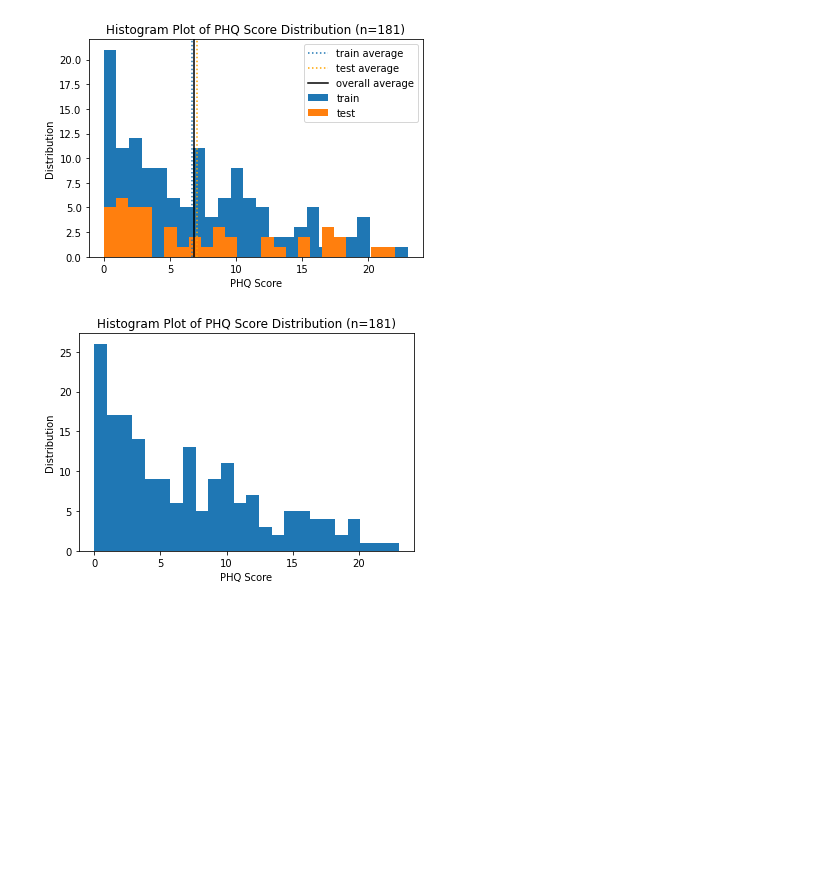
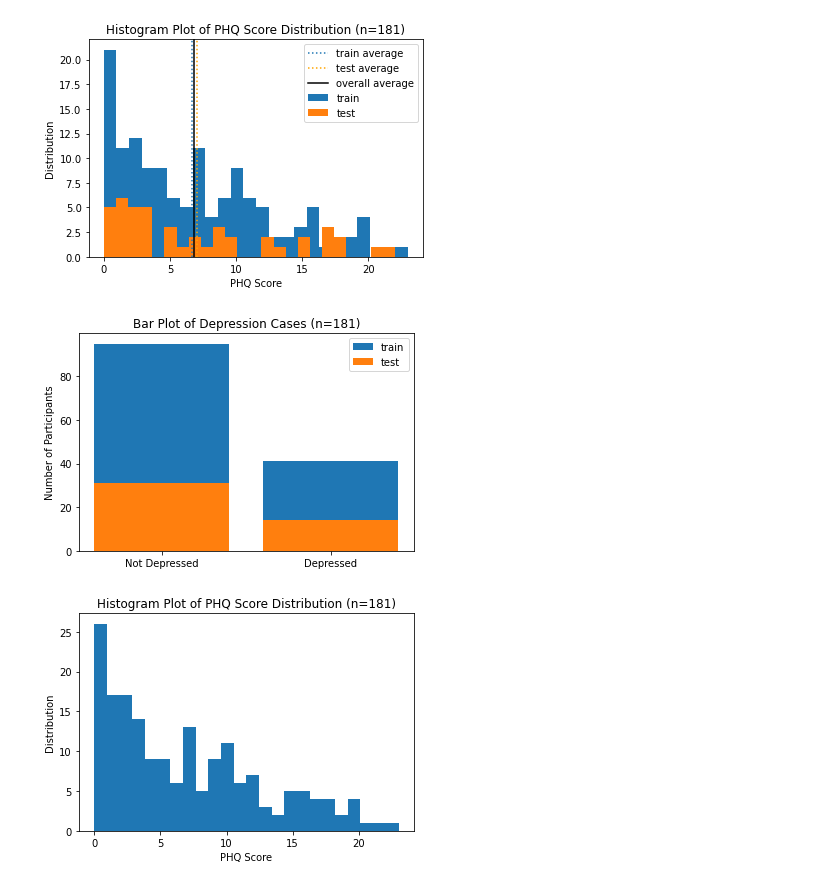
Before and after one commit to derong97/automatic-depression-detector, a Jupyter notebook: visualization/report_visualization.ipynb, the cells around one changed output. Cells and saved outputs as stored; diff of their text form; code cells hidden in the pictures; blank space fills up the shorter version.

Commit message:
update report_visualization

```diff
--- a/visualization/report_visualization.ipynb
+++ b/visualization/report_visualization.ipynb
@@ -70,7 +70,7 @@ def train_test(X, y, testfile):
     return np.array(X_train), np.array(X_test), np.array(y_train), np.array(y_test)
 # %%
 testfile = './test_split_Depression_AVEC2017 (3).csv'
-y =  pd.read_csv("./clean_compiled_transcripts.csv", index_col = "Participant_ID")['PHQ_Score']
+y =  pd.read_csv("./raw_compiled_transcripts.csv", index_col = "Participant_ID")['PHQ_Score']
 
 X_train, X_test, y_train, y_test = train_test(X, y, testfile)
 
@@ -113,6 +114,45 @@ plt.legend()
 plt.show()
 # %% [output]
 [figure]
+# %%
+def depressed_count(list):
+  normal = 0
+  depressed = 0
+  output = []
+  for l in list:
+    if l == 0:
+      normal += 1
+    else:
+      depressed += 1
+
+  output.append(normal)
+  output.append(depressed)
+
+  return output
+# %%
+x_labels = ["Not Depressed", "Depressed"]
+
+# # Convert to correct percentages in the y axis
+# percent_negative = round(len(df[df.PHQ_Binary == 0]) / len(df) * 100)
+# percent_positive = 100 - percent_negative
+
+# y_val = [percent_negative, percent_positive]
+
+y_train_count = depressed_count(y_train)
+y_test_count = depressed_count(y_test)
+plt.bar(x_labels, y_train_count, align='center', label = "train")
+plt.bar(x_labels, y_test_count, align='center', label = "test")
+
+plt.title('Bar Plot of Depression Cases (n={})'.format(len(df)))
+plt.ylabel('Number of Participants')
+# plt.xlabel('Presence of depression')
+plt.xticks(x_labels)
+plt.legend()
+plt.savefig('binary_bar3.png')
+
+plt.show()
+# %% [output]
+[figure, added]
 # %%
 plt.hist(df.PHQ_Score, bins=24) # max score is 24
 plt.title('Histogram Plot of PHQ Score Distribution (n={})'.format(len(df)))
```
Also changed, not shown: parts of 2 cells of this notebook.
